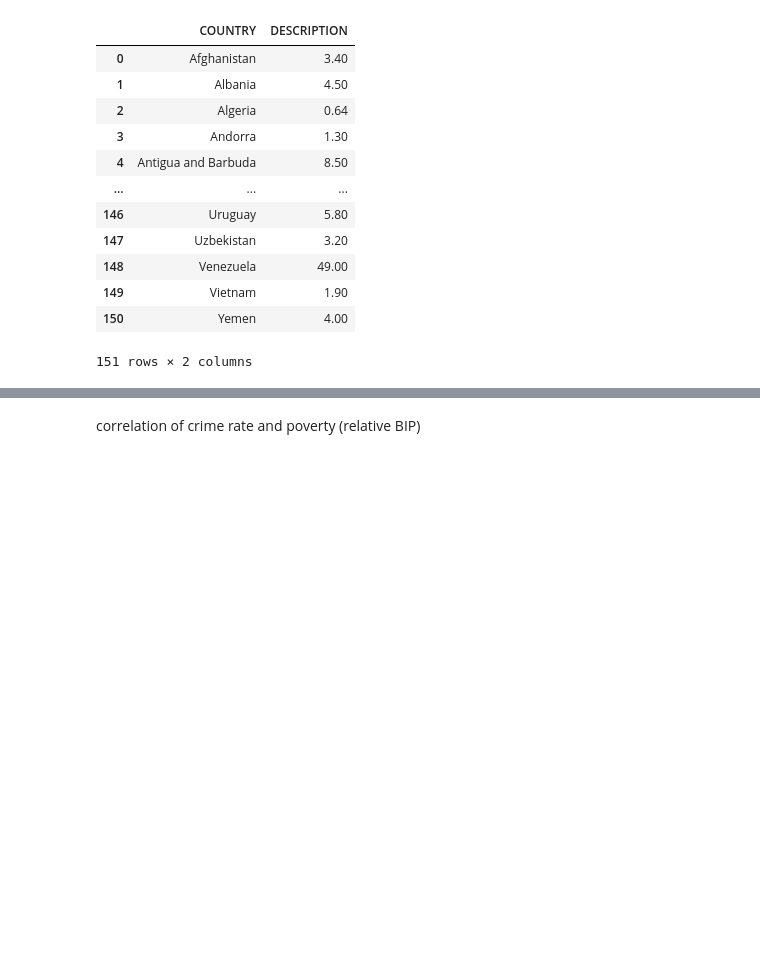
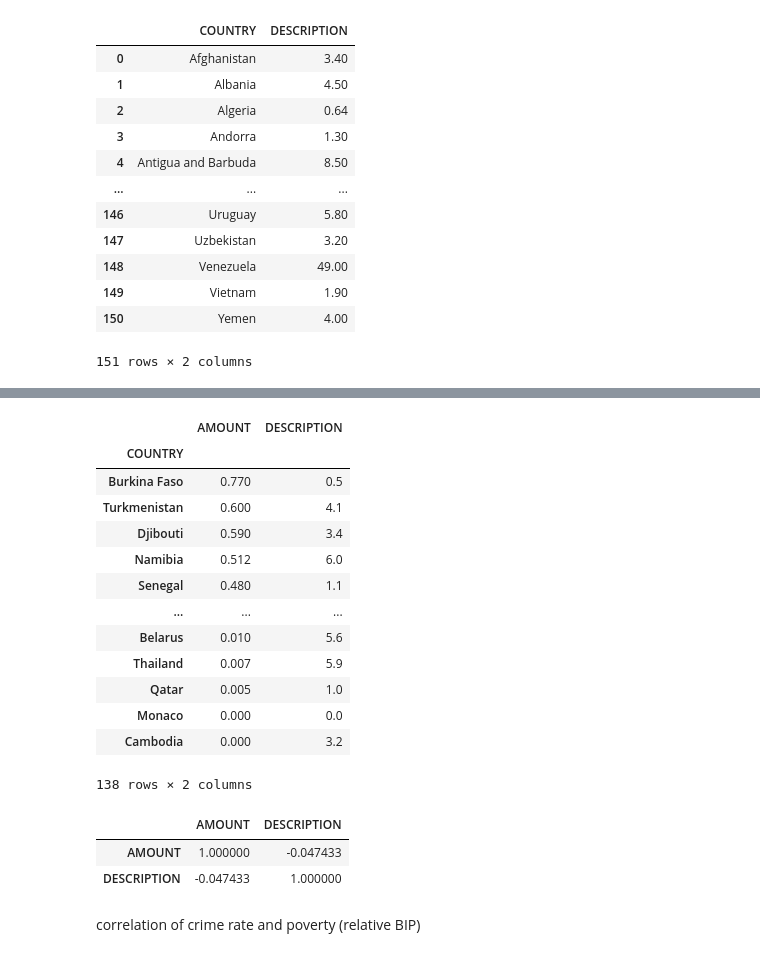
Before and after one commit to Ananassio/Data-Minig-Lab, a Jupyter notebook: Week_2/Assingment_2.1.ipynb, the cells around one changed output, grey strips where cells are left out. Saved outputs shown, nothing was run; the diff lists cells and outputs as text; code cells hidden in the pictures; blank space fills up the shorter version.

```diff
--- a/Week_2/Assingment_2.1.ipynb
+++ b/Week_2/Assingment_2.1.ipynb
@@ -194,0 +222,5 @@ df3
+# %%
+df4 = df4.fillna(0)
+df4 = df4.set_index('#').drop(0).reset_index()
+df4 = df4.drop(2).reset_index().drop(['index','#','DATE','GRAPH','HISTORY'], axis=1)
+df4
@@ -195,3 +250,28 @@ df3
+# %%
+df4 = df4.merge(df3, how='inner', on='COUNTRY')
+df4 = df4.set_index('COUNTRY')
+df4
+# %% [output]
+|  | AMOUNT | DESCRIPTION |
+| COUNTRY |  |  |
+| Burkina Faso | 0.770 | 0.5 |
+| Turkmenistan | 0.600 | 4.1 |
+| Djibouti | 0.590 | 3.4 |
+| Namibia | 0.512 | 6.0 |
+| Senegal | 0.480 | 1.1 |
+| ... | ... | ... |
+| Belarus | 0.010 | 5.6 |
+| Thailand | 0.007 | 5.9 |
+| Qatar | 0.005 | 1.0 |
+| Monaco | 0.000 | 0.0 |
+| Cambodia | 0.000 | 3.2 |
+138 rows × 2 columns
+# %%
+df4.corr()
+# %% [output]
+|  | AMOUNT | DESCRIPTION |
+| AMOUNT | 1.000000 | -0.047433 |
+| DESCRIPTION | -0.047433 | 1.000000 |
 # %% [markdown]
 correlation of crime rate and poverty (relative BIP)
 # %%
```
Also changed, not shown: parts of 5 cells of this notebook.
